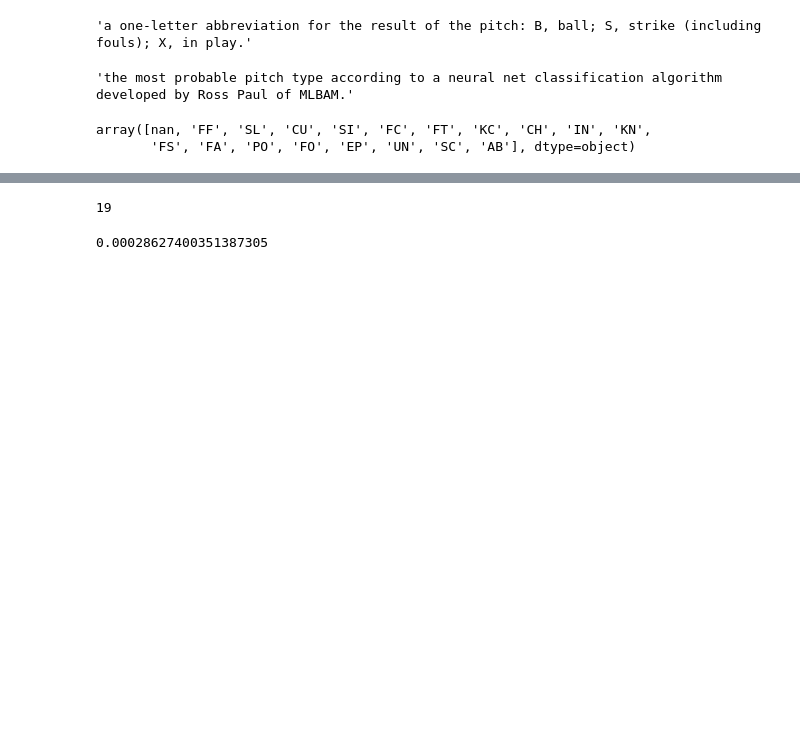
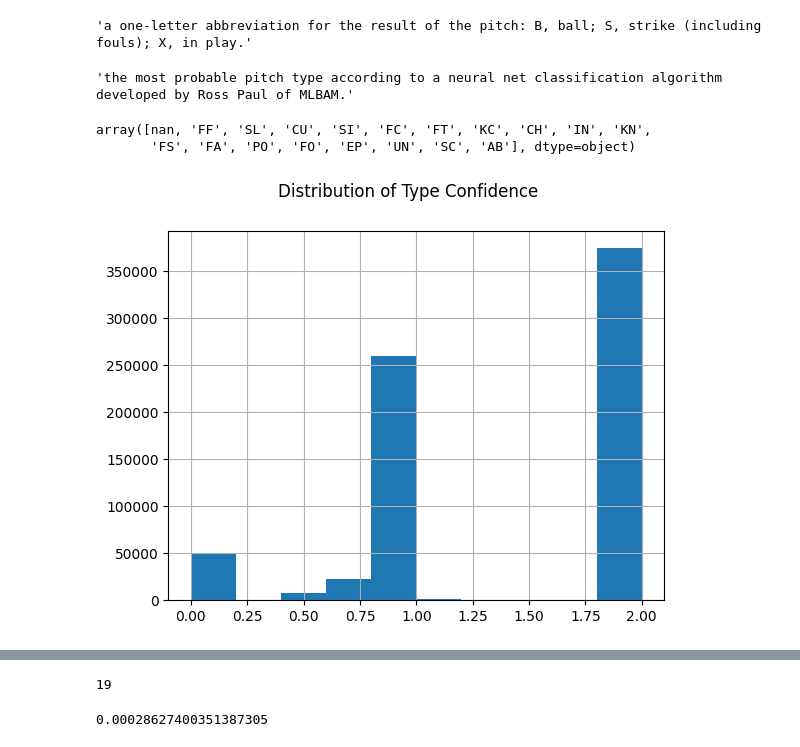
Before and after one commit to scottmaran/pitch_prediction, a Jupyter notebook: eda.ipynb, the cells around one changed output, grey strips where cells are left out. Drawn from its saved outputs; the diff is of its cells as text; code cells hidden in the pictures; blank space fills up the shorter version.

```diff
--- a/eda.ipynb
+++ b/eda.ipynb
@@ -40,3 +41,11 @@ pitches.pitch_type.unique()
 # %% [output]
 array([nan, 'FF', 'SL', 'CU', 'SI', 'FC', 'FT', 'KC', 'CH', 'IN', 'KN',
        'FS', 'FA', 'PO', 'FO', 'EP', 'UN', 'SC', 'AB'], dtype=object)
+# %%
+fig, ax = plt.subplots()
+pitches.type_confidence.hist(ax=ax)
+fig.suptitle("Distribution of Type Confidence")
+plt.savefig("images/type_confidence_hist.png")
+plt.show()
+# %% [output]
+[figure, added]
```
Also changed, not shown: parts of 15 cells of this notebook, 17 other files.
